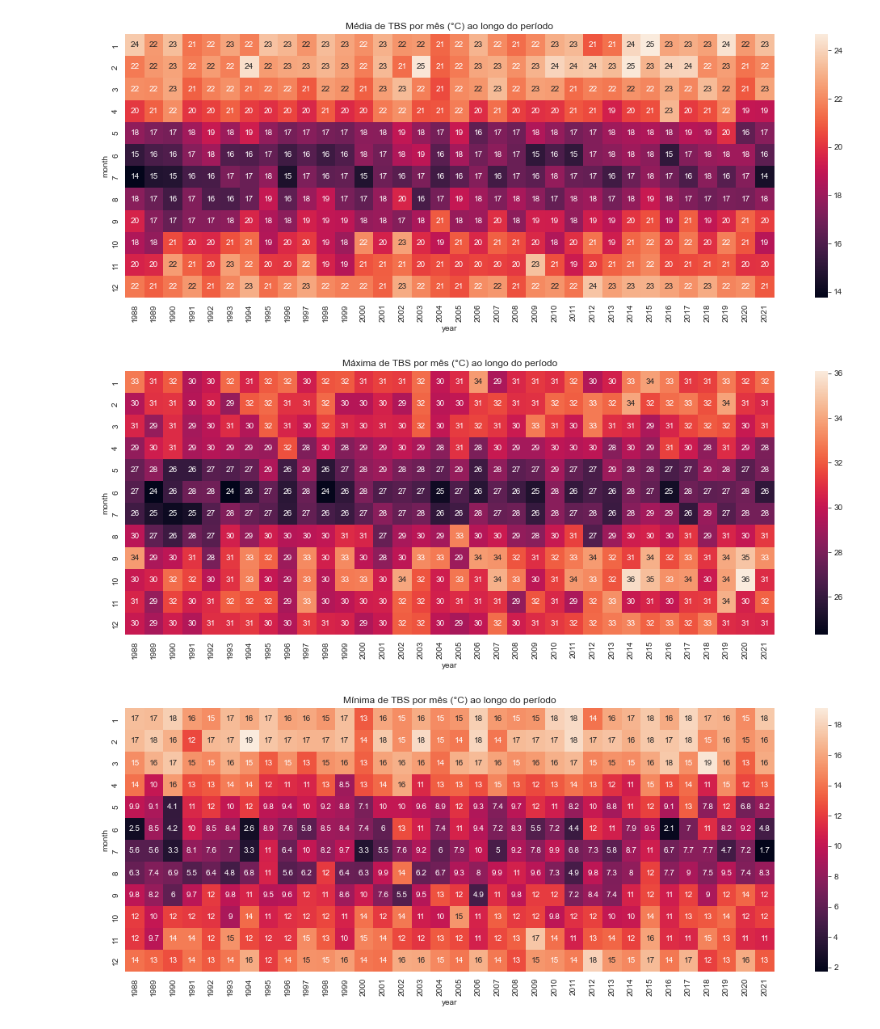
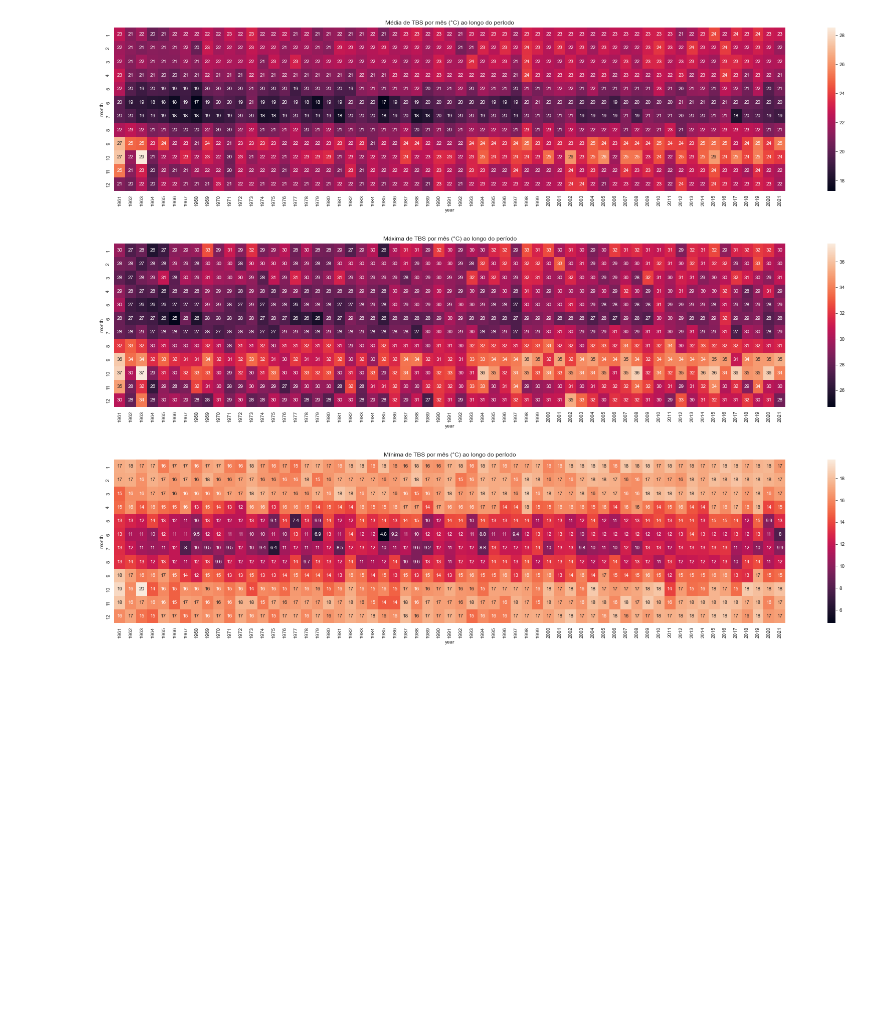
Before and after one commit to matheusbracht/epw_compare, a Jupyter notebook: analysis_MYs.ipynb, the cells around one changed output. Cells and saved outputs as stored; diff of their text form; code cells hidden in the pictures; blank space fills up the shorter version.

```diff
--- a/analysis_MYs.ipynb
+++ b/analysis_MYs.ipynb
@@ -5,7 +5,7 @@ import numpy as np
 import seaborn as sns
 import matplotlib.pyplot as plt
 # %%
-cidade = 'sao_paulo'
+cidade = 'brasilia'
 lista_arquivos = os.listdir('MYs/')
 # %%
 df = pd.DataFrame()
@@ -236,19 +246,19 @@ month_TBS_mean.head()
 # %%
 month_TBS_mean = month_MYs.pivot("month", "year", "TBS_mean")
 
-plt.figure(figsize=(18,6))
+plt.figure(figsize=(30,6))
 g = sns.heatmap(month_TBS_mean, annot=True)
 plt.title("Média de TBS por mês (°C) ao longo do período")
 plt.xticks(rotation=90)
 
 fig = g.get_figure()
 fig.savefig(cidade +'_heatmap_TBS_month_mean.png', bbox_inches='tight', dpi=300)
 # %% [output]
-[figure, old version]
+[figure, new version]
 # %%
 month_TBS_max = month_MYs.pivot("month", "year", "TBS_max")
 
-plt.figure(figsize=(18,6))
+plt.figure(figsize=(30,6))
 g = sns.heatmap(month_TBS_max, annot=True)
 plt.title("Máxima de TBS por mês (°C) ao longo do período")
 plt.xticks(rotation=90)
@@ -256,11 +266,11 @@ plt.xticks(rotation=90)
 fig = g.get_figure()
 fig.savefig(cidade +'_heatmap_TBS_month_max.png', bbox_inches='tight', dpi=300)
 # %% [output]
-[figure, old version]
+[figure, new version]
 # %%
 month_TBS_max = month_MYs.pivot("month", "year", "TBS_min")
 
-plt.figure(figsize=(18,6))
+plt.figure(figsize=(30,6))
 g = sns.heatmap(month_TBS_max, annot=True)
 plt.title("Mínima de TBS por mês (°C) ao longo do período")
 plt.xticks(rotation=90)
@@ -268,7 +278,7 @@ plt.xticks(rotation=90)
 fig = g.get_figure()
 fig.savefig(cidade + '_heatmap_TBS_month_min.png', bbox_inches='tight', dpi=300)
 # %% [output]
-[figure, old version]
+[figure, new version]
 # %%
 month_GHI_mean = month_MYs.pivot("month", "year", "GHI_mean")
 
```
Also changed, not shown: parts of 21 cells of this notebook.
